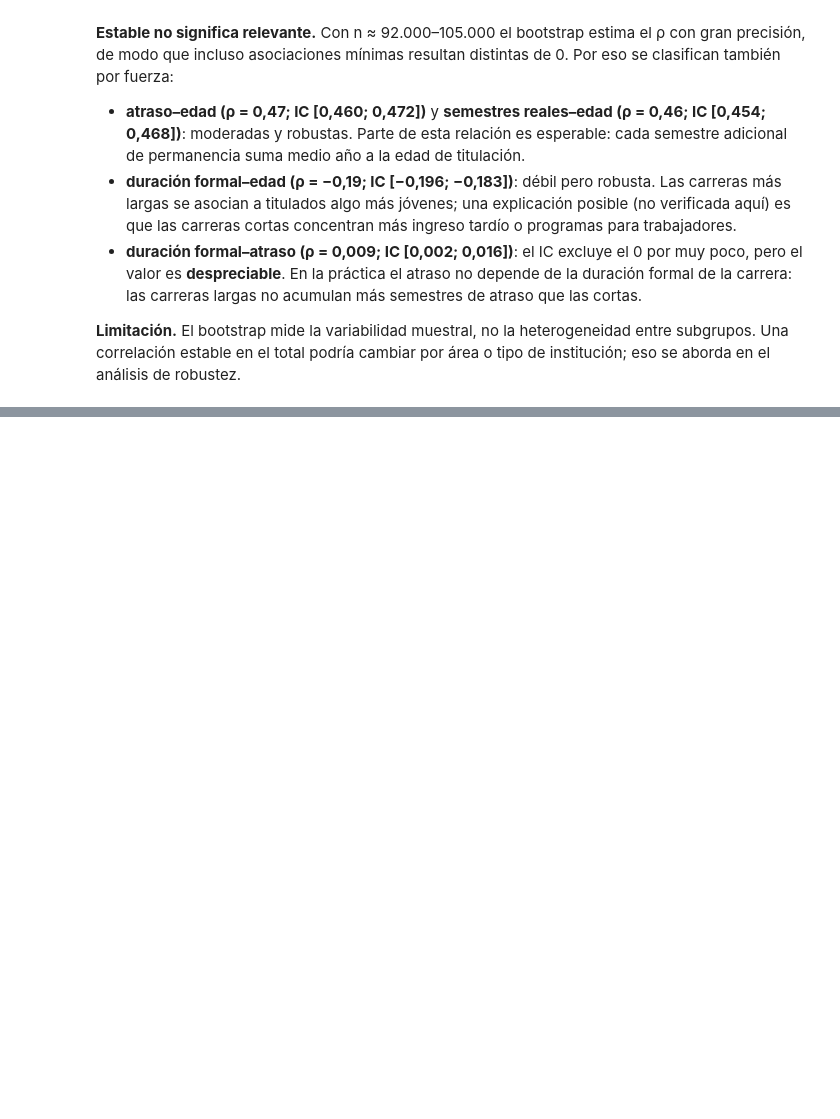
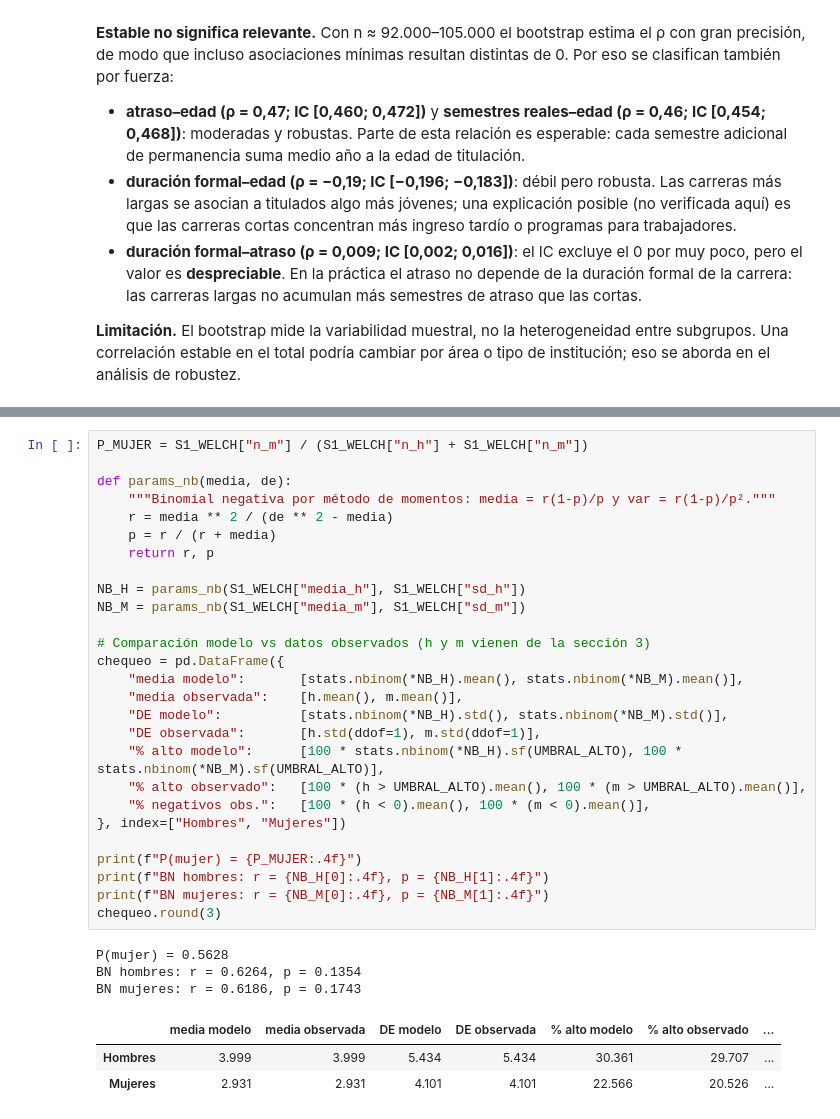
Before and after one commit to Feroroman/sumativa1-f2-mcdi501, a Jupyter notebook: S2/notebooks/Sumativa2_F3_Titulados.ipynb, the cells around one changed output, grey strips where cells are left out. Saved outputs shown, nothing was run; the diff lists cells and outputs as text; blank space fills up the shorter version.

```diff
--- a/S2/notebooks/Sumativa2_F3_Titulados.ipynb
+++ b/S2/notebooks/Sumativa2_F3_Titulados.ipynb
@@ -426,0 +437,34 @@ plt.show()
+# %%
+P_MUJER = S1_WELCH["n_m"] / (S1_WELCH["n_h"] + S1_WELCH["n_m"])
+
+def params_nb(media, de):
+    """Binomial negativa por método de momentos: media = r(1-p)/p y var = r(1-p)/p²."""
+    r = media ** 2 / (de ** 2 - media)
+    p = r / (r + media)
+    return r, p
+
+NB_H = params_nb(S1_WELCH["media_h"], S1_WELCH["sd_h"])
+NB_M = params_nb(S1_WELCH["media_m"], S1_WELCH["sd_m"])
+
+# Comparación modelo vs datos observados (h y m vienen de la sección 3)
+chequeo = pd.DataFrame({
+    "media modelo":       [stats.nbinom(*NB_H).mean(), stats.nbinom(*NB_M).mean()],
+    "media observada":    [h.mean(), m.mean()],
+    "DE modelo":          [stats.nbinom(*NB_H).std(), stats.nbinom(*NB_M).std()],
+    "DE observada":       [h.std(ddof=1), m.std(ddof=1)],
+    "% alto modelo":      [100 * stats.nbinom(*NB_H).sf(UMBRAL_ALTO), 100 * stats.nbinom(*NB_M).sf(UMBRAL_ALTO)],
+    "% alto observado":   [100 * (h > UMBRAL_ALTO).mean(), 100 * (m > UMBRAL_ALTO).mean()],
+    "% negativos obs.":   [100 * (h < 0).mean(), 100 * (m < 0).mean()],
+}, index=["Hombres", "Mujeres"])
+
+print(f"P(mujer) = {P_MUJER:.4f}")
+print(f"BN hombres: r = {NB_H[0]:.4f}, p = {NB_H[1]:.4f}")
+print(f"BN mujeres: r = {NB_M[0]:.4f}, p = {NB_M[1]:.4f}")
+chequeo.round(3)
+# %% [output]
+P(mujer) = 0.5628
+BN hombres: r = 0.6264, p = 0.1354
+BN mujeres: r = 0.6186, p = 0.1743
+|  | media modelo | media observada | DE modelo | DE observada | % alto modelo | % alto observado | ... |
+| Hombres | 3.999 | 3.999 | 5.434 | 5.434 | 30.361 | 29.707 | ... |
+| Mujeres | 2.931 | 2.931 | 4.101 | 4.101 | 22.566 | 20.526 | ... |
```
Also changed, not shown: parts of 6 cells of this notebook, 2 other files.
